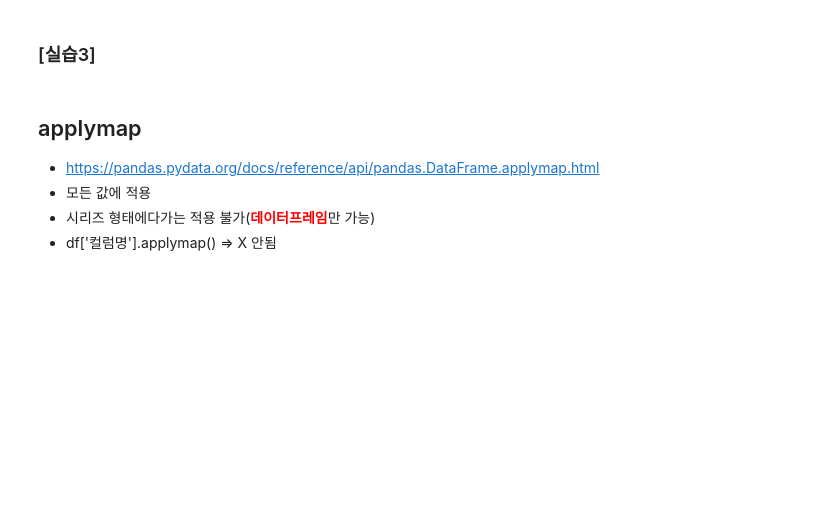
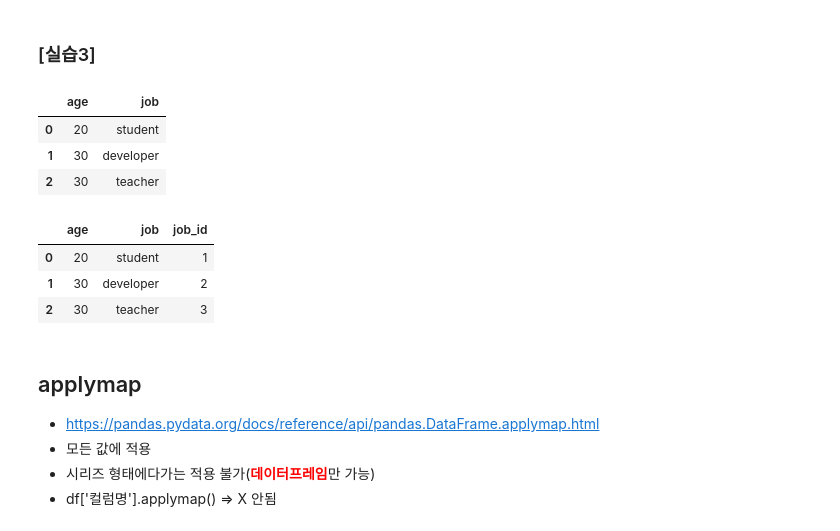
Before and after one commit to LeeDongWan95/pandas, a Jupyter notebook: 09_apply_map_applymap.ipynb, the cells around one changed output. Drawn from its saved outputs; the diff is of its cells as text; code cells hidden in the pictures; blank space fills up the shorter version.

```diff
--- a/09_apply_map_applymap.ipynb
+++ b/09_apply_map_applymap.ipynb
@@ -294,5 +336,28 @@ Series.map(arg, na_action=None)
 # %% [markdown]
 ### [실습3]
+# %%
+data = {
+    'age':[20,30,30],
+    'job':['student','developer','teacher']
+    }
+df = pd.DataFrame(data)
+df
+# %% [output]
+|  | age | job |
+| 0 | 20 | student |
+| 1 | 30 | developer |
+| 2 | 30 | teacher |
+# %%
+# job_id 컬럼 생성
+# student : 1, developer : 2, teacher : 3 부여
+
+df['job_id'] = df['job'].map({'student':1, 'developer':2, 'teacher':3})
+df
+# %% [output]
+|  | age | job | job_id |
+| 0 | 20 | student | 1 |
+| 1 | 30 | developer | 2 |
+| 2 | 30 | teacher | 3 |
 # %% [markdown]
 ## applymap
 
```
Also changed, not shown: parts of 14 cells of this notebook.
